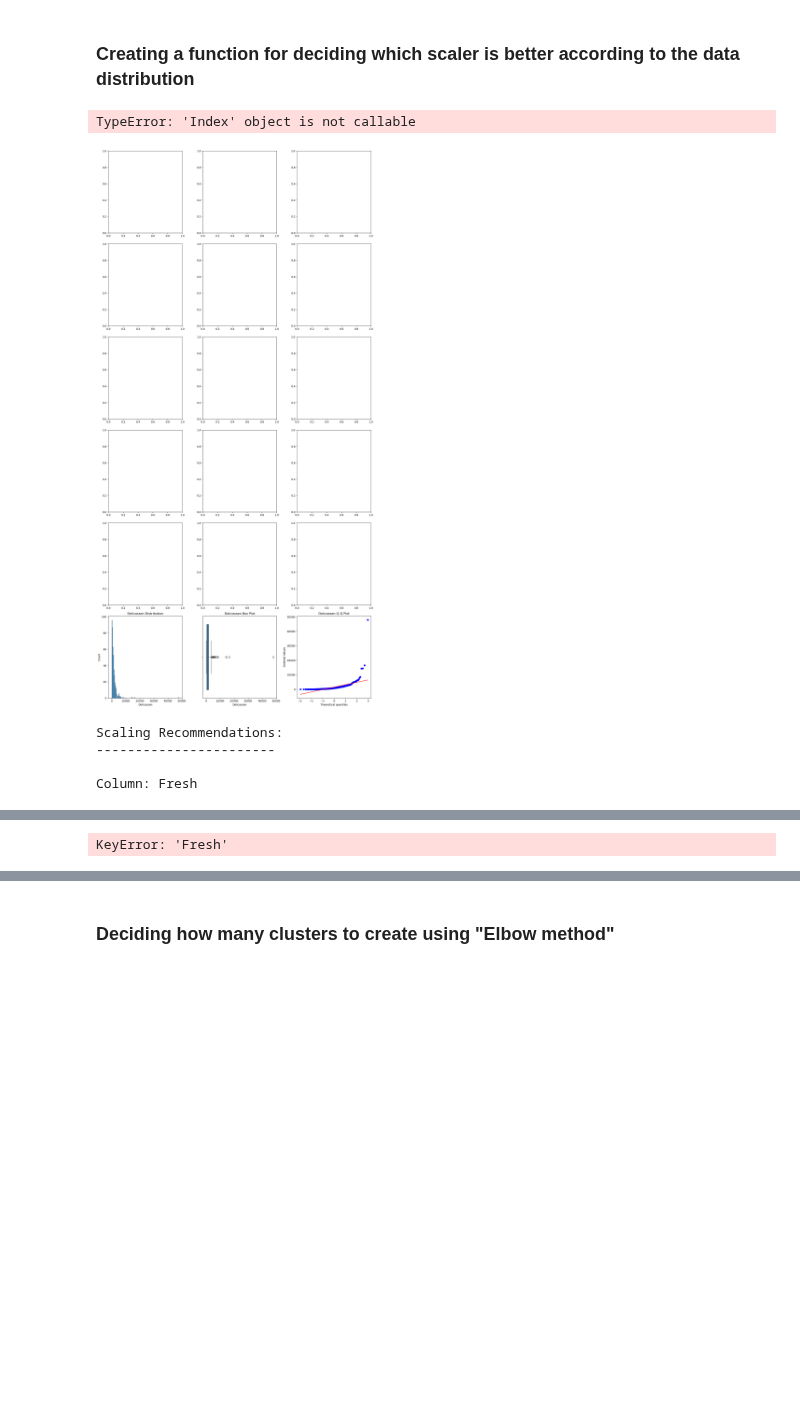
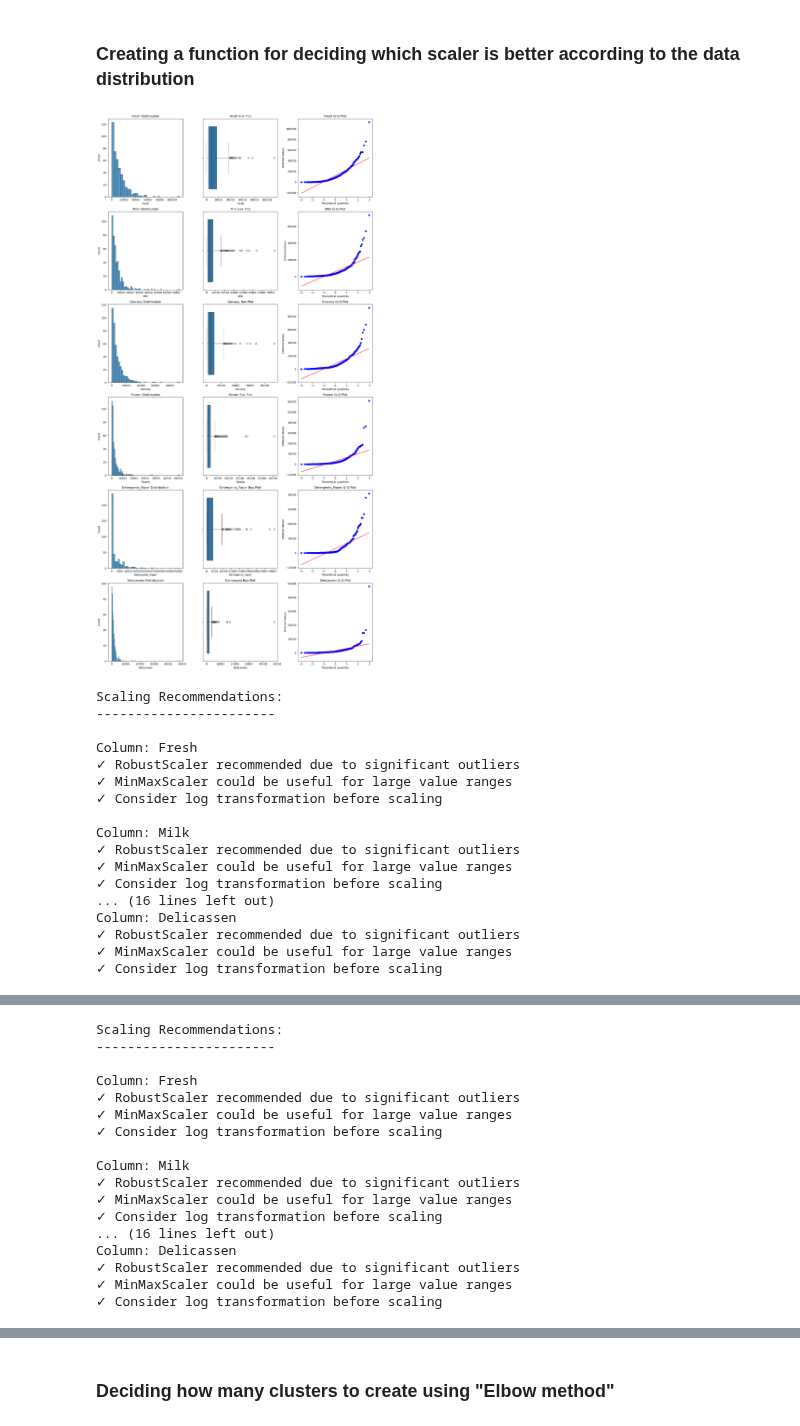
Before and after one commit to andreasoledadguerra/sales_strategy, a Jupyter notebook: sales_strategy.ipynb, the cells around one changed output, grey strips where cells are left out. Saved outputs shown, nothing was run; the diff lists cells and outputs as text; code cells hidden in the pictures; blank space fills up the shorter version.

Commit message:
'analyze_scaling_needs' is updated

```diff
--- a/sales_strategy.ipynb
+++ b/sales_strategy.ipynb
@@ -127,10 +127,6 @@ array([[ 0.30168043,  1.06571214,  0.32995207, -0.46657183,  0.50678671,
 #data_robust_scaler = pd.Dataframe(data_)
 # %% [markdown]
 ### Creating a function for deciding which scaler is better according to the data distribution
-# %%
-df_sst.columns()
-# %% [output]
-TypeError: 'Index' object is not callable
 # %%
 def analyze_scaling_needs(data=pd.DataFrame):
     # Convert to DataFrame if not already
@@ -206,12 +202,25 @@ def analyze_scaling_needs(data=pd.DataFrame):
 scaler = RobustScaler()
 scaled_data = scaler.fit_transform(df_sst)
 # %%
-#columns_to_analyze = ['Fresh', 'Milk', 'Grocery', 'Frozen', 'Detergents_Paper', 'Delicassen']
-#results = analyze_scaling_needs(df_sst)
+columns_to_analyze = ['Fresh', 'Milk', 'Grocery', 'Frozen', 'Detergents_Paper', 'Delicassen']
+results = analyze_scaling_needs(df_sst)
 analyze_scaling_needs(df_sst)
 # %% [output]
-[figure, old version]
+[figure, new version]
 Scaling Recommendations:
 -----------------------
 
 Column: Fresh
+✓ RobustScaler recommended due to significant outliers
+✓ MinMaxScaler could be useful for large value ranges
+✓ Consider log transformation before scaling
+
+Column: Milk
+✓ RobustScaler recommended due to significant outliers
+✓ MinMaxScaler could be useful for large value ranges
+✓ Consider log transformation before scaling
+... (16 lines left out)
+Column: Delicassen
+✓ RobustScaler recommended due to significant outliers
+✓ MinMaxScaler could be useful for large value ranges
+✓ Consider log transformation before scaling
@@ -218 +228,17 @@ Column: Fresh
-KeyError: 'Fresh'
+Scaling Recommendations:
+-----------------------
+
+Column: Fresh
+✓ RobustScaler recommended due to significant outliers
+✓ MinMaxScaler could be useful for large value ranges
+✓ Consider log transformation before scaling
+
+Column: Milk
+✓ RobustScaler recommended due to significant outliers
+✓ MinMaxScaler could be useful for large value ranges
+✓ Consider log transformation before scaling
+... (16 lines left out)
+Column: Delicassen
+✓ RobustScaler recommended due to significant outliers
+✓ MinMaxScaler could be useful for large value ranges
+✓ Consider log transformation before scaling
```
Also changed, not shown: parts of 3 cells of this notebook.
